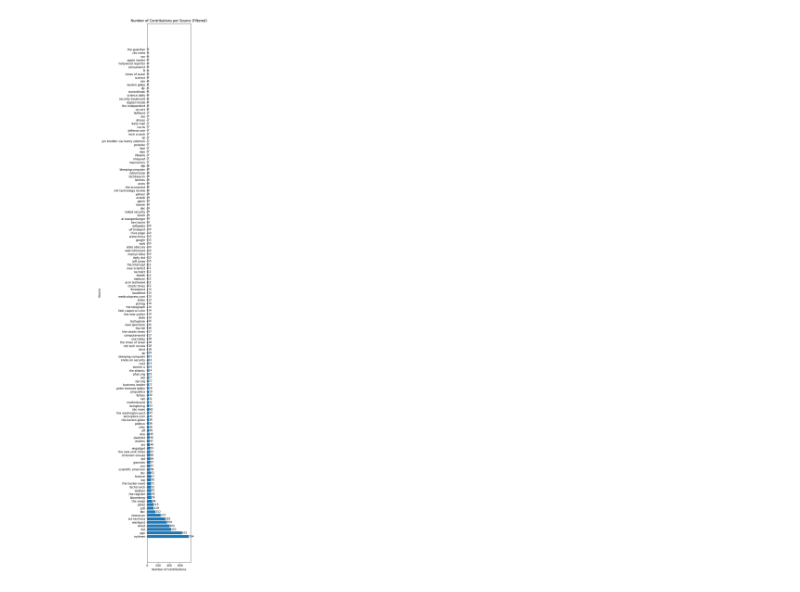
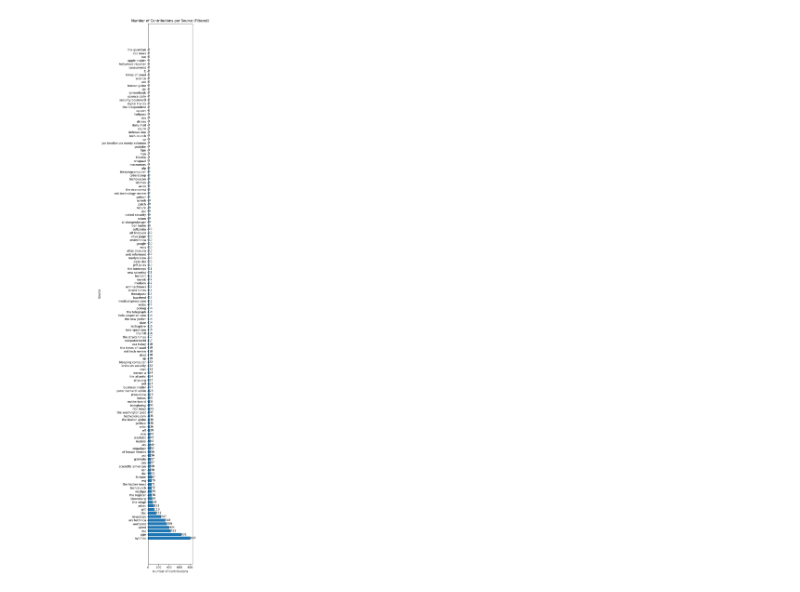
Before and after one commit to PurdueDualityLab/ASE24-FAIL-FailureAnalysisInvestigationWithLLM, a Jupyter notebook: risks/risks_analysis.ipynb, the cells around one changed output. Saved outputs shown, nothing was run; the diff lists cells and outputs as text; code cells hidden in the pictures.

```diff
--- a/risks/risks_analysis.ipynb
+++ b/risks/risks_analysis.ipynb
@@ -101,22 +101,22 @@ def drop_irrelevant_sources(df, output_csv_file):
 drop_irrelevant_sources(df_filtered, "risks_sources_filtered.csv")
 # %%
 # Load the filtered DataFrame from the CSV file
-filtered_df = pd.read_csv('risks_sources_filtered.csv')
+filtered_df = pd.read_csv('risks_sources_filtered_merged.csv')
 
 # Create a horizontal bar chart with a dynamically sized figure
 plt.figure(figsize=(5, len(filtered_df) * 0.2))
 bars = plt.barh(filtered_df['Name'], filtered_df['Occurrences'])
 plt.xlabel('Number of Contributions')
 plt.ylabel('Source')
 plt.title('Number of Contributions per Source (Filtered)')
 
 # Add the number of occurrences next to each bar
 for bar in bars:
     plt.text(bar.get_width(), bar.get_y() + bar.get_height()/2, f'{int(bar.get_width())}', va='center', ha='left')
 
 plt.tight_layout()
 
 # Show the horizontal bar chart
 plt.show()
 # %% [output]
-[figure, old version]
+[figure, new version]
```
Also changed, not shown: 2 other files.
